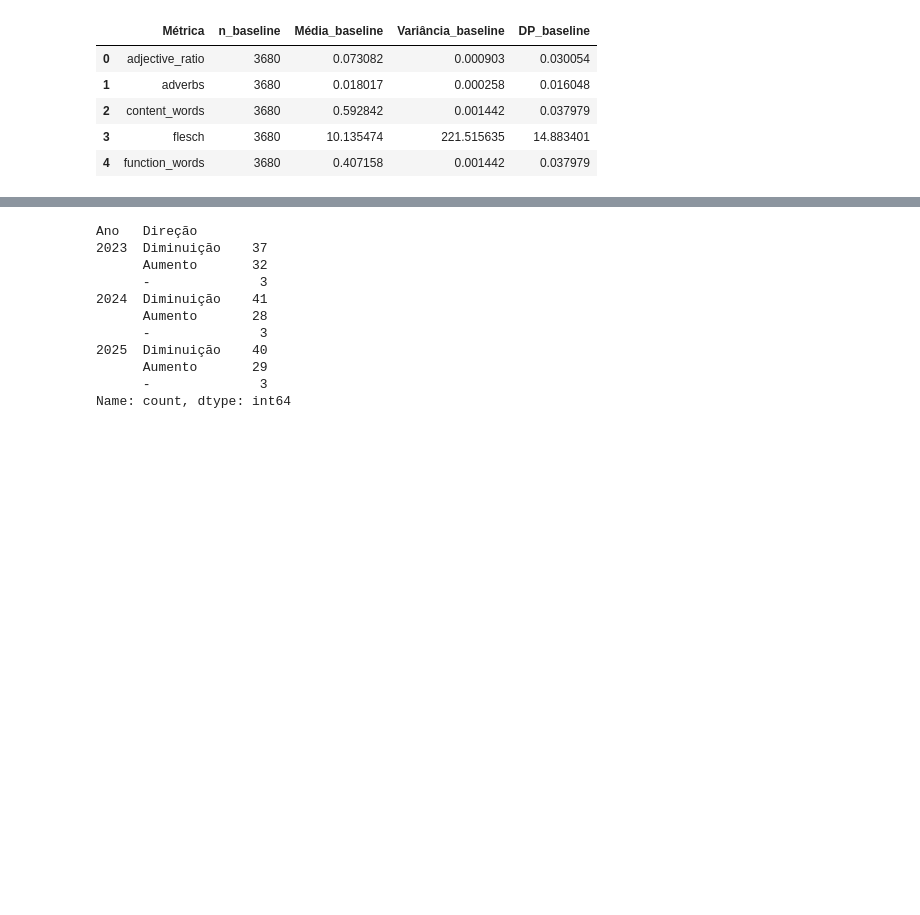
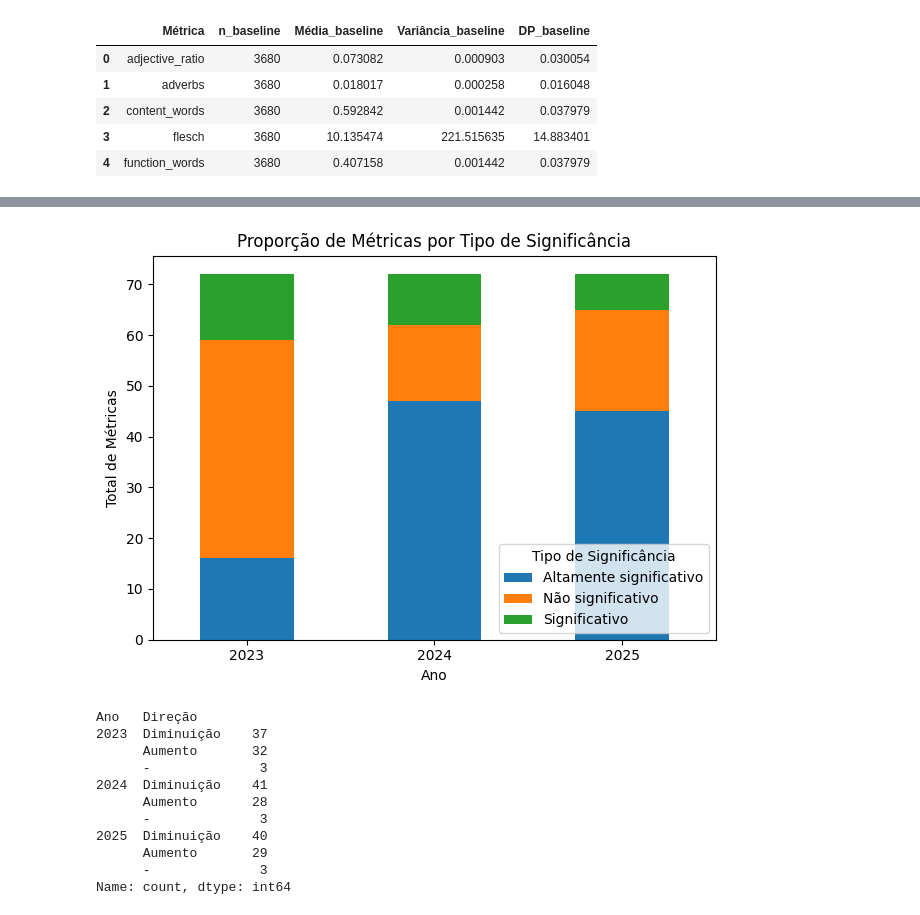
Before and after one commit to Thiago-Ruiz/Projeto-Mestrado, a Jupyter notebook: Experimentos/Analise-metricas.ipynb, the cells around one changed output, grey strips where cells are left out. Cells and saved outputs as stored; diff of their text form; code cells hidden in the pictures; blank space fills up the shorter version.

Commit message:
Atualizações na Análise dos Resultados

```diff
--- a/Experimentos/Analise-metricas.ipynb
+++ b/Experimentos/Analise-metricas.ipynb
@@ -171,3 +177,4 @@ df_results.to_csv('analise_t_test_metricas_linguisticas.csv', index=False)
 # %%
-df_results.groupby('Ano')['Significância'].value_counts()
+df_results = pd.read_csv('analise_t_test_metricas_linguisticas - Grupos Linguísticos.csv')
+df_results.info()
 # %% [output]
@@ -185,3 +212,27 @@ Name: count, dtype: int64
+# %%
+total = (
+    df_results
+    .groupby(['Ano', 'Significância'])
+    .size()
+    .reset_index(name='Total')
+)
+
+# Pivot
+pivot_df = total.pivot(index='Ano', columns='Significância', values='Total')
+
+# Plot stacked bar
+pivot_df.plot(kind="bar", stacked=True)
+
+plt.title("Proporção de Métricas por Tipo de Significância")
+plt.xlabel("Ano")
+plt.ylabel("Total de Métricas")
+plt.legend(title="Tipo de Significância")
+plt.xticks(rotation=0)
+plt.tight_layout()
+
+plt.show()
+# %% [output]
+[figure, added]
 # %%
 df_results.groupby('Ano')['Direção'].value_counts()
 # %% [output]
```
Also changed, not shown: parts of 7 cells of this notebook, 2 other files.
